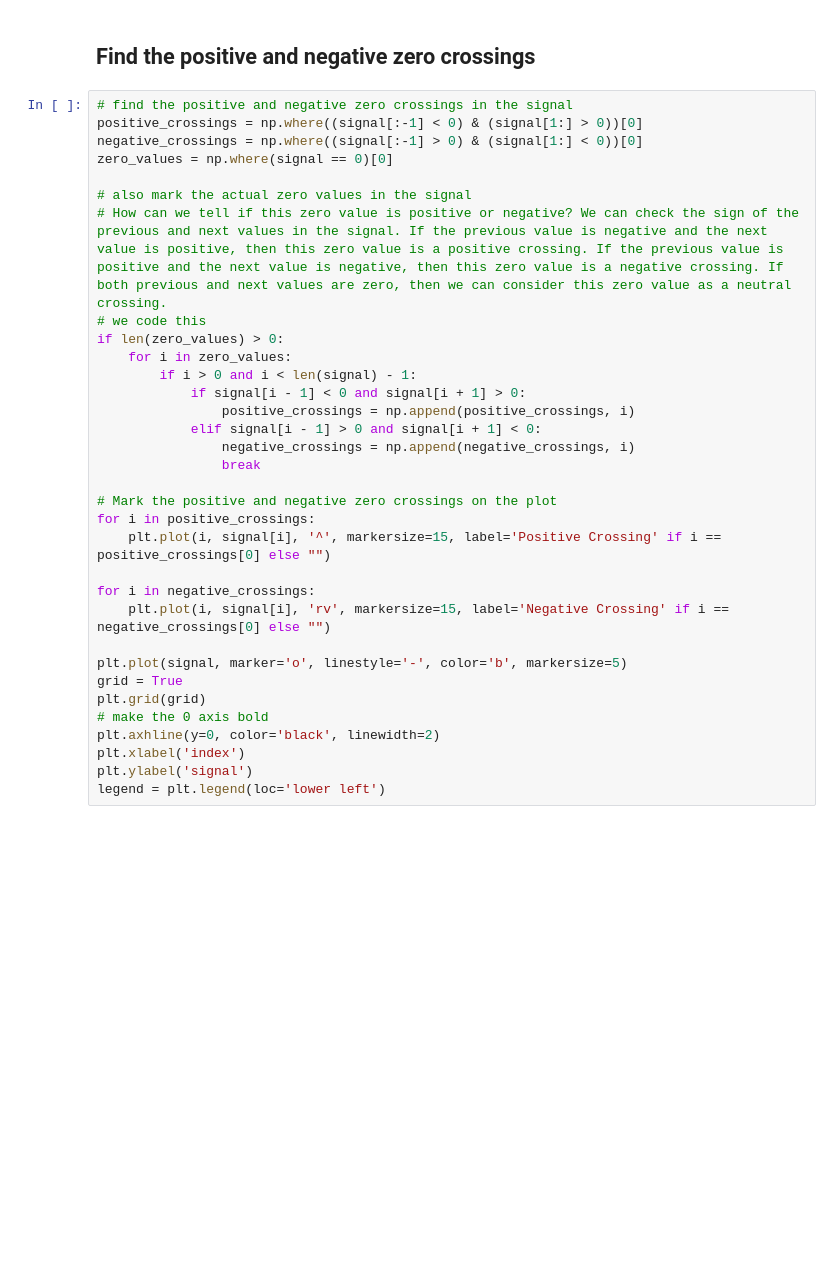
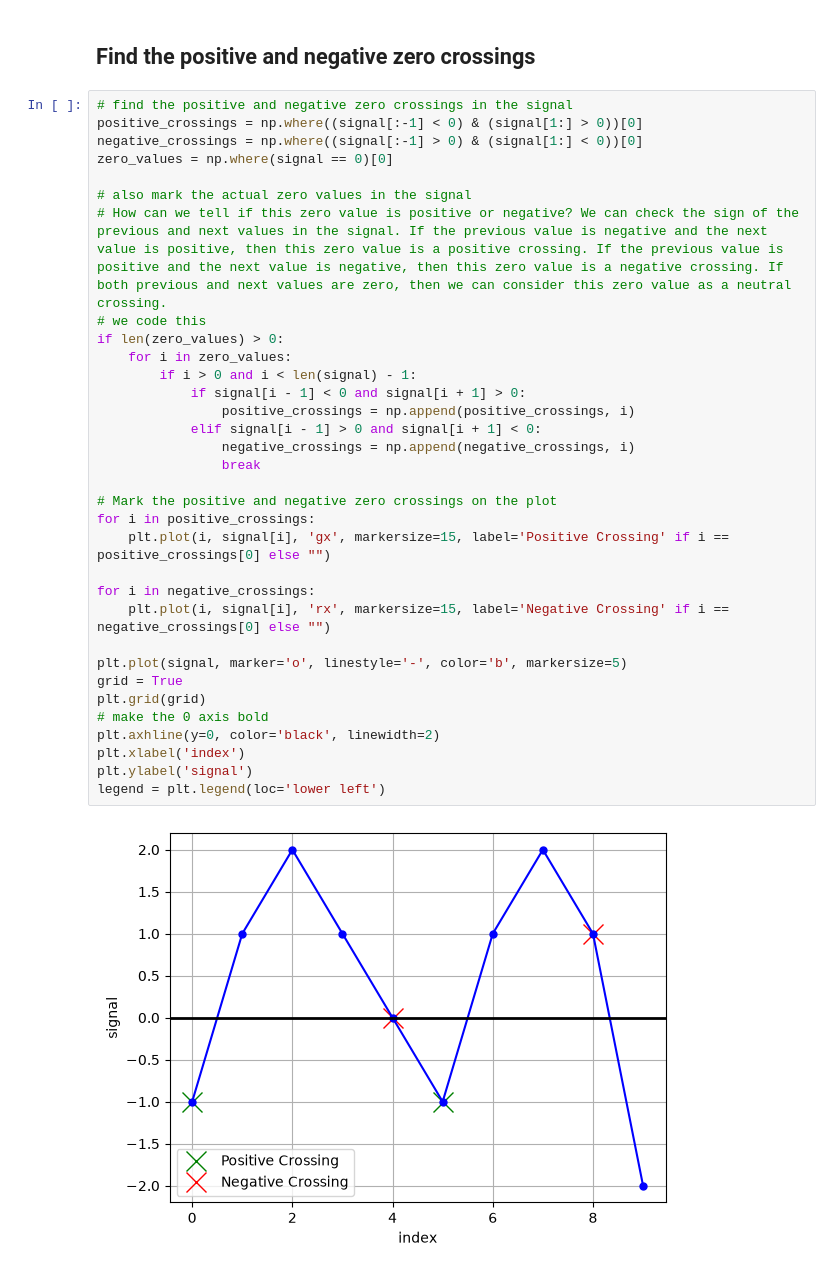
Before and after one commit to ChloeGil-student/Python-Series03, a Jupyter notebook: Python-Series03.ipynb, the cells around one changed output. Cells and saved outputs as stored; diff of their text form; blank space fills up the shorter version.

```diff
--- a/Python-Series03.ipynb
+++ b/Python-Series03.ipynb
@@ -57,32 +57,34 @@ plt.show()
 # find the positive and negative zero crossings in the signal
 positive_crossings = np.where((signal[:-1] < 0) & (signal[1:] > 0))[0]
 negative_crossings = np.where((signal[:-1] > 0) & (signal[1:] < 0))[0]
 zero_values = np.where(signal == 0)[0]
 
 # also mark the actual zero values in the signal
 # How can we tell if this zero value is positive or negative? We can check the sign of the previous and next values in the signal. If the previous value is negative and the next value is positive, then this zero value is a positive crossing. If the previous value is positive and the next value is negative, then this zero value is a negative crossing. If both previous and next values are zero, then we can consider this zero value as a neutral crossing.
 # we code this
 if len(zero_values) > 0:
     for i in zero_values:
         if i > 0 and i < len(signal) - 1:
             if signal[i - 1] < 0 and signal[i + 1] > 0:
                 positive_crossings = np.append(positive_crossings, i)
             elif signal[i - 1] > 0 and signal[i + 1] < 0:
                 negative_crossings = np.append(negative_crossings, i)
                 break
 
 # Mark the positive and negative zero crossings on the plot
 for i in positive_crossings:
-    plt.plot(i, signal[i], '^', markersize=15, label='Positive Crossing' if i == positive_crossings[0] else "")
+    plt.plot(i, signal[i], 'gx', markersize=15, label='Positive Crossing' if i == positive_crossings[0] else "")
 
 for i in negative_crossings:
-    plt.plot(i, signal[i], 'rv', markersize=15, label='Negative Crossing' if i == negative_crossings[0] else "")
+    plt.plot(i, signal[i], 'rx', markersize=15, label='Negative Crossing' if i == negative_crossings[0] else "")
 
 plt.plot(signal, marker='o', linestyle='-', color='b', markersize=5)
 grid = True
 plt.grid(grid)
 # make the 0 axis bold
 plt.axhline(y=0, color='black', linewidth=2)
 plt.xlabel('index')
 plt.ylabel('signal')
 legend = plt.legend(loc='lower left')
+# %% [output]
+[figure, added]
```
Also changed, not shown: parts of 2 cells of this notebook.
